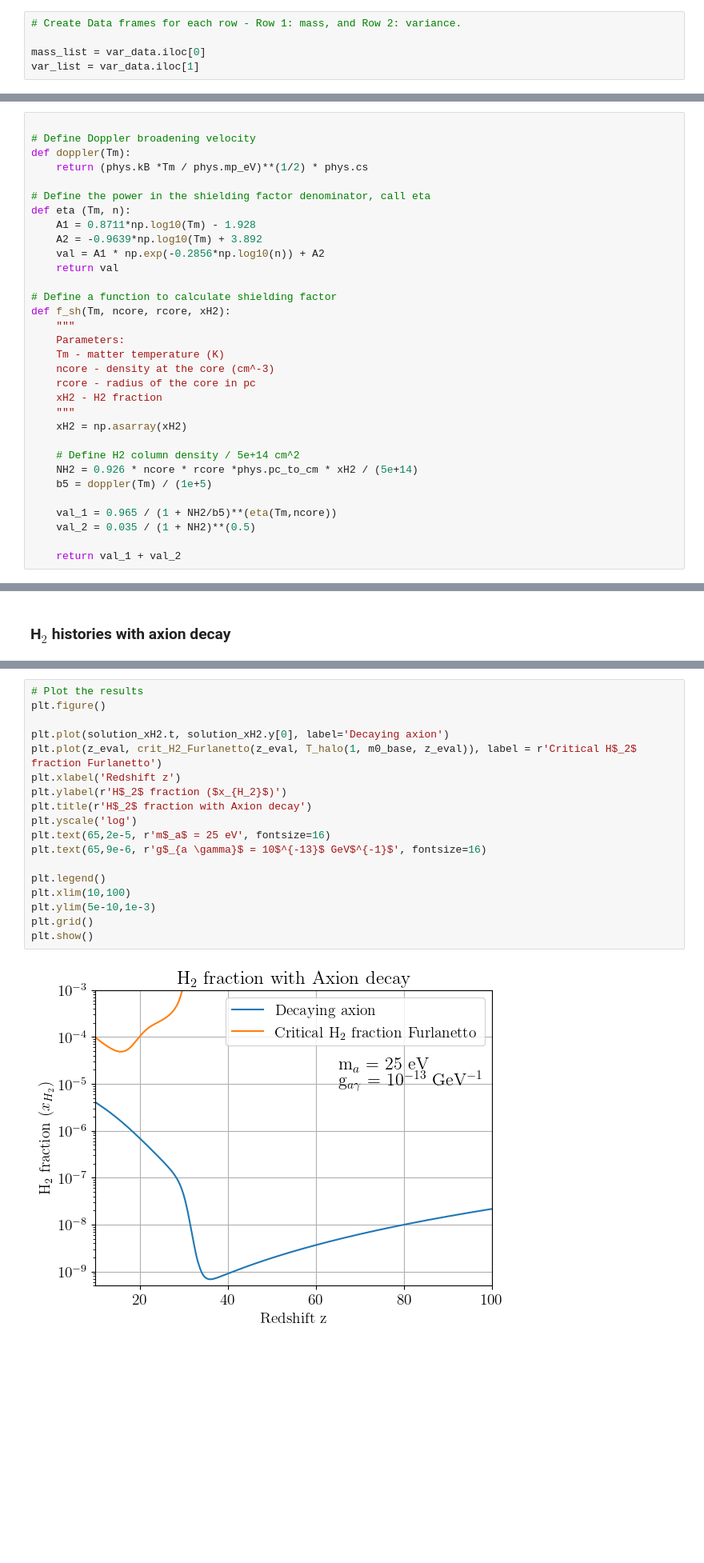
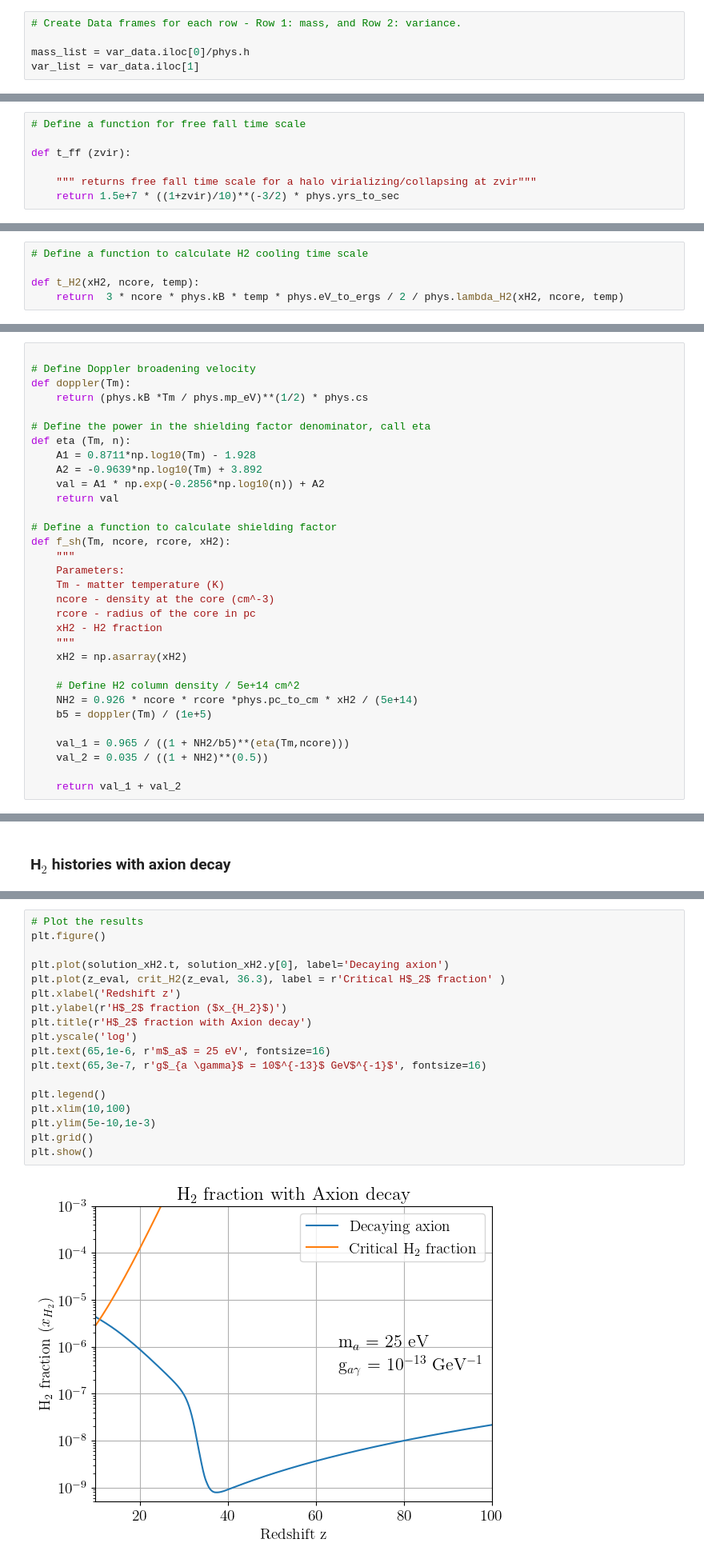
Before and after one commit to yash-aggarwal-17/AxionDCBH, a Jupyter notebook: AxionDCBH.ipynb, the cells around one changed output, grey strips where cells are left out. Shown: that part at 80% size. Saved outputs shown, nothing was run; the diff lists cells and outputs as text; blank space fills up the shorter version.

```diff
--- a/AxionDCBH.ipynb
+++ b/AxionDCBH.ipynb
@@ -338,7 +341,7 @@ pd.DataFrame(var_data)
 # %%
 # Create Data frames for each row - Row 1: mass, and Row 2: variance.
 
-mass_list = var_data.iloc[0]
+mass_list = var_data.iloc[0]/phys.h
 var_list = var_data.iloc[1]
 # %%
 # Plot the variance
@@ -620,0 +663,7 @@ plt.show()
+# %%
+# Define a function for free fall time scale
+
+def t_ff (zvir):
+
+    """ returns free fall time scale for a halo virializing/collapsing at zvir"""
+    return 1.5e+7 * ((1+zvir)/10)**(-3/2) * phys.yrs_to_sec
@@ -620,0 +674,5 @@ plt.show()
+# %%
+# Define a function to calculate H2 cooling time scale
+
+def t_H2(xH2, ncore, temp):
+    return  3 * ncore * phys.kB * temp * phys.eV_to_ergs / 2 / phys.lambda_H2(xH2, ncore, temp)
@@ -948,8 +1067,8 @@ def f_sh(Tm, ncore, rcore, xH2):
     NH2 = 0.926 * ncore * rcore *phys.pc_to_cm * xH2 / (5e+14)
     b5 = doppler(Tm) / (1e+5)
 
-    val_1 = 0.965 / (1 + NH2/b5)**(eta(Tm,ncore))
-    val_2 = 0.035 / (1 + NH2)**(0.5)
+    val_1 = 0.965 / ((1 + NH2/b5)**(eta(Tm,ncore)))
+    val_2 = 0.035 / ((1 + NH2)**(0.5))
 
     return val_1 + val_2
 # %%
@@ -1071,23 +1190,23 @@ Wall time: 1.66 s
 # %%
 # Plot the results
 plt.figure()
 
 plt.plot(solution_xH2.t, solution_xH2.y[0], label='Decaying axion')
-plt.plot(z_eval, crit_H2_Furlanetto(z_eval, T_halo(1, m0_base, z_eval)), label = r'Critical H$_2$ fraction Furlanetto')
+plt.plot(z_eval, crit_H2(z_eval, 36.3), label = r'Critical H$_2$ fraction' )
 plt.xlabel('Redshift z')
 plt.ylabel(r'H$_2$ fraction ($x_{H_2}$)')
 plt.title(r'H$_2$ fraction with Axion decay')
 plt.yscale('log')
-plt.text(65,2e-5, r'm$_a$ = 25 eV', fontsize=16)
-plt.text(65,9e-6, r'g$_{a \gamma}$ = 10$^{-13}$ GeV$^{-1}$', fontsize=16)
+plt.text(65,1e-6, r'm$_a$ = 25 eV', fontsize=16)
+plt.text(65,3e-7, r'g$_{a \gamma}$ = 10$^{-13}$ GeV$^{-1}$', fontsize=16)
 
 plt.legend()
 plt.xlim(10,100)
 plt.ylim(5e-10,1e-3)
 plt.grid()
 plt.show()
 # %% [output]
-[figure, old version]
+[figure, new version]
 # %%
 # Try a solution with just photodetachment
 
```
Also changed, not shown: parts of 40 cells of this notebook.
